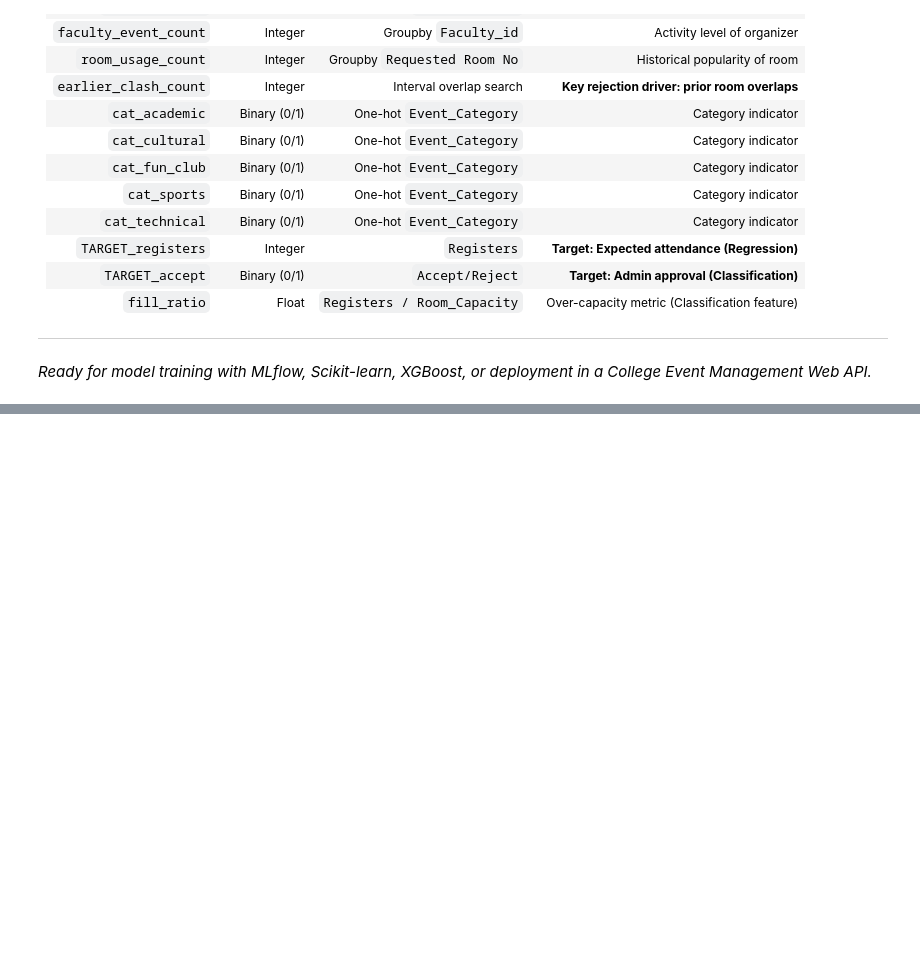
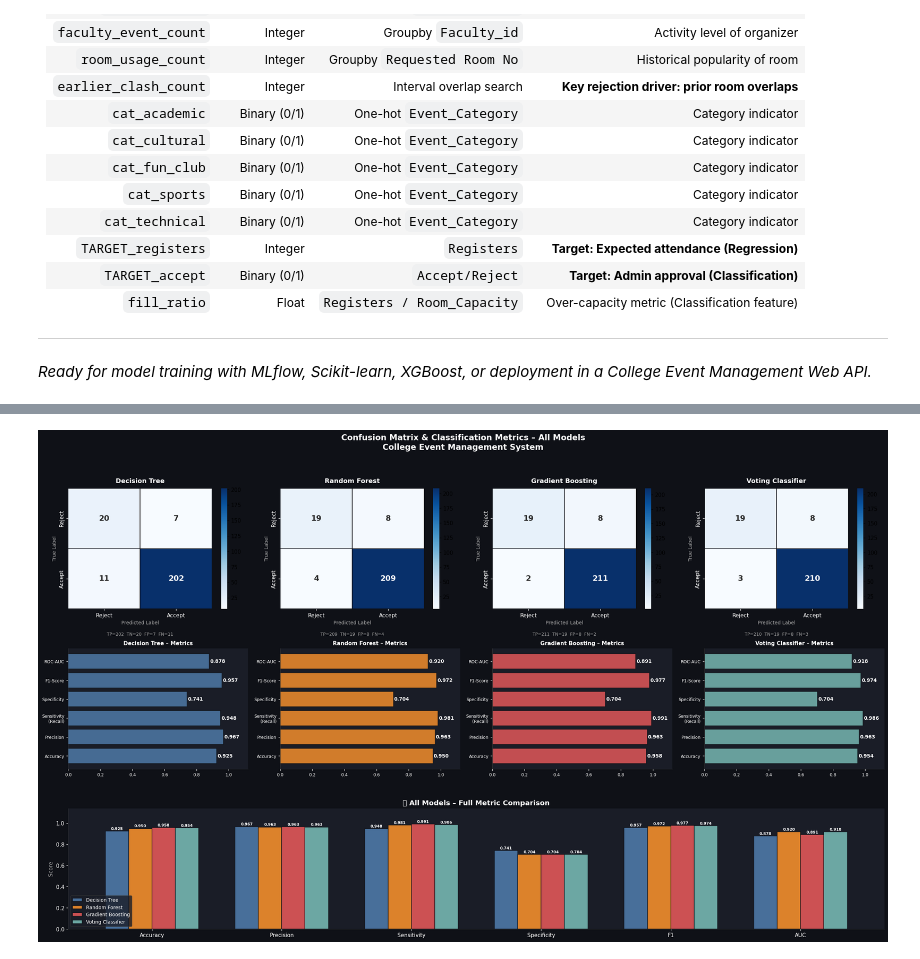
Before and after one commit to AaravJagga7/college-event-management-, a Jupyter notebook: college_event_feature_extraction.ipynb, the cells around one changed output, grey strips where cells are left out. Drawn from its saved outputs; the diff is of its cells as text; code cells hidden in the pictures; blank space fills up the shorter version.

Commit message:
Add confusion matrix visualization for all 4 classification models

```diff
--- a/college_event_feature_extraction.ipynb
+++ b/college_event_feature_extraction.ipynb
@@ -591,0 +603,100 @@ The generated dataset `features_ready.csv` contains 24 structured columns catego
+# %%
+import numpy as np
+import pandas as pd
+import matplotlib.pyplot as plt
+import seaborn as sns
+from sklearn.tree import DecisionTreeClassifier
+from sklearn.ensemble import RandomForestClassifier, GradientBoostingClassifier, VotingClassifier
+from sklearn.model_selection import train_test_split
+from sklearn.metrics import (confusion_matrix, accuracy_score,
+    precision_score, recall_score, f1_score, roc_auc_score)
+
+df = pd.read_csv("features_ready.csv")
+X = df.drop(columns=["TARGET_registers", "TARGET_accept"])
+y = df["TARGET_accept"]
+X_train, X_test, y_train, y_test = train_test_split(X, y, test_size=0.20, random_state=42, stratify=y)
+
+dt = DecisionTreeClassifier(max_depth=5, min_samples_leaf=4, class_weight="balanced", random_state=42)
+rf = RandomForestClassifier(n_estimators=150, max_depth=6, class_weight="balanced", random_state=42, n_jobs=-1)
+gb = GradientBoostingClassifier(n_estimators=150, learning_rate=0.05, max_depth=3, random_state=42)
+vc = VotingClassifier(estimators=[("dt", dt), ("rf", rf), ("gb", gb)], voting="soft", weights=[1, 2, 2])
+
+models = {"Decision Tree": dt, "Random Forest": rf, "Gradient Boosting": gb, "Voting Classifier": vc}
+palette = ["#4e79a7", "#f28e2c", "#e15759", "#76b7b2"]
+
+fig = plt.figure(figsize=(22, 13))
+fig.patch.set_facecolor("#0f1117")
+all_metrics = []
+
+for idx, (name, model) in enumerate(models.items()):
+    model.fit(X_train, y_train)
+    y_pred = model.predict(X_test)
+    y_prob = model.predict_proba(X_test)[:, 1]
+    cm = confusion_matrix(y_test, y_pred)
+    tn, fp, fn, tp = cm.ravel()
+    acc  = accuracy_score(y_test, y_pred)
+    prec = precision_score(y_test, y_pred)
+    rec  = recall_score(y_test, y_pred)
+    f1   = f1_score(y_test, y_pred)
+    spec = tn / (tn + fp)
+    auc  = roc_auc_score(y_test, y_prob)
+    all_metrics.append(dict(Model=name, Accuracy=acc, Precision=prec,
+                            Sensitivity=rec, Specificity=spec, F1=f1, AUC=auc,
+                            TP=tp, TN=tn, FP=fp, FN=fn))
+
+    ax = fig.add_subplot(3, 4, idx + 1)
+    ax.set_facecolor("#1a1d27")
+    sns.heatmap(cm, annot=True, fmt="d", cmap="Blues",
+                xticklabels=["Reject", "Accept"], yticklabels=["Reject", "Accept"],
+                linewidths=1, linecolor="#0f1117",
+                annot_kws={"size": 14, "weight": "bold"}, ax=ax)
+    ax.set_title(name, color="white", fontsize=12, fontweight="bold", pad=10)
+    ax.set_xlabel("Predicted Label", color="#aaaaaa", fontsize=9)
+    ax.set_ylabel("True Label", color="#aaaaaa", fontsize=9)
+    ax.tick_params(colors="white")
+    ax.text(0.5, -0.22, f"TP={tp}  TN={tn}  FP={fp}  FN={fn}",
+            transform=ax.transAxes, ha="center", color="#aaaaaa", fontsize=8)
+
+    ax2 = fig.add_subplot(3, 4, idx + 5)
+    ax2.set_facecolor("#1a1d27")
+    m_names  = ["Accuracy", "Precision", "Sensitivity", "Specificity", "F1-Score", "ROC-AUC"]
+    m_vals   = [acc, prec, rec, spec, f1, auc]
+    bars = ax2.barh(m_names, m_vals, color=palette[idx], alpha=0.85, edgecolor="#0f1117")
+    for bar, val in zip(bars, m_vals):
+        ax2.text(bar.get_width() + 0.005, bar.get_y() + bar.get_height()/2,
+                 f"{val:.3f}", va="center", color="white", fontsize=9, fontweight="bold")
+    ax2.set_xlim(0, 1.12)
+    ax2.set_title(f"{name} Metrics", color="white", fontsize=10, fontweight="bold")
+    ax2.tick_params(colors="white", labelsize=8)
+    ax2.set_facecolor("#1a1d27")
+    for spine in ax2.spines.values():
+        spine.set_edgecolor("#333333")
+
+ax3 = fig.add_subplot(3, 1, 3)
+ax3.set_facecolor("#1a1d27")
+df_m = pd.DataFrame(all_metrics).set_index("Model")[["Accuracy","Precision","Sensitivity","Specificity","F1","AUC"]]
+x = np.arange(len(df_m.columns))
+width = 0.18
+for i, (mname, row) in enumerate(df_m.iterrows()):
+    rects = ax3.bar(x + (i - 1.5) * width, row.values, width,
+                    label=mname, color=palette[i], alpha=0.9, edgecolor="#0f1117")
+    for rect in rects:
+        h = rect.get_height()
+        ax3.text(rect.get_x() + rect.get_width()/2., h + 0.005,
+                 f"{h:.3f}", ha="center", va="bottom", color="white", fontsize=7, fontweight="bold")
+ax3.set_xticks(x)
+ax3.set_xticklabels(df_m.columns, color="white", fontsize=10)
+ax3.set_ylim(0, 1.14)
+ax3.set_title("All Models – Full Metric Comparison", color="white", fontsize=13, fontweight="bold")
+ax3.legend(facecolor="#1a1d27", edgecolor="#333333", labelcolor="white", fontsize=9)
+ax3.tick_params(colors="white")
+ax3.set_facecolor("#1a1d27")
+for spine in ax3.spines.values():
+    spine.set_edgecolor("#333333")
+
+plt.suptitle("Confusion Matrix & Classification Metrics – All Models",
+             color="white", fontsize=15, fontweight="bold", y=1.01)
+plt.tight_layout(rect=[0, 0, 1, 0.98])
+plt.show()
+# %% [output]
+[figure, added]
```
Also changed, not shown: parts of 1 cell of this notebook, 1 other file.
